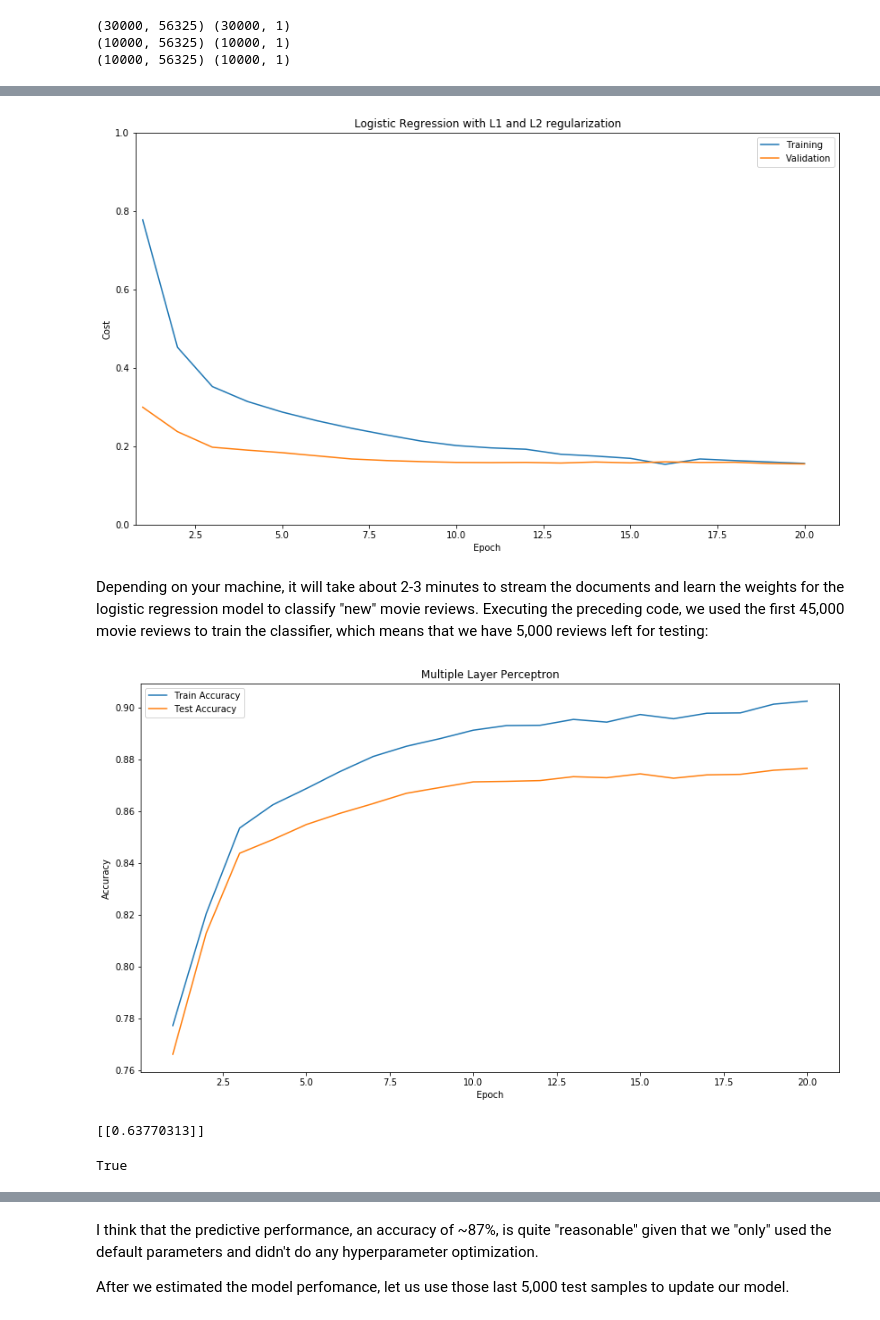
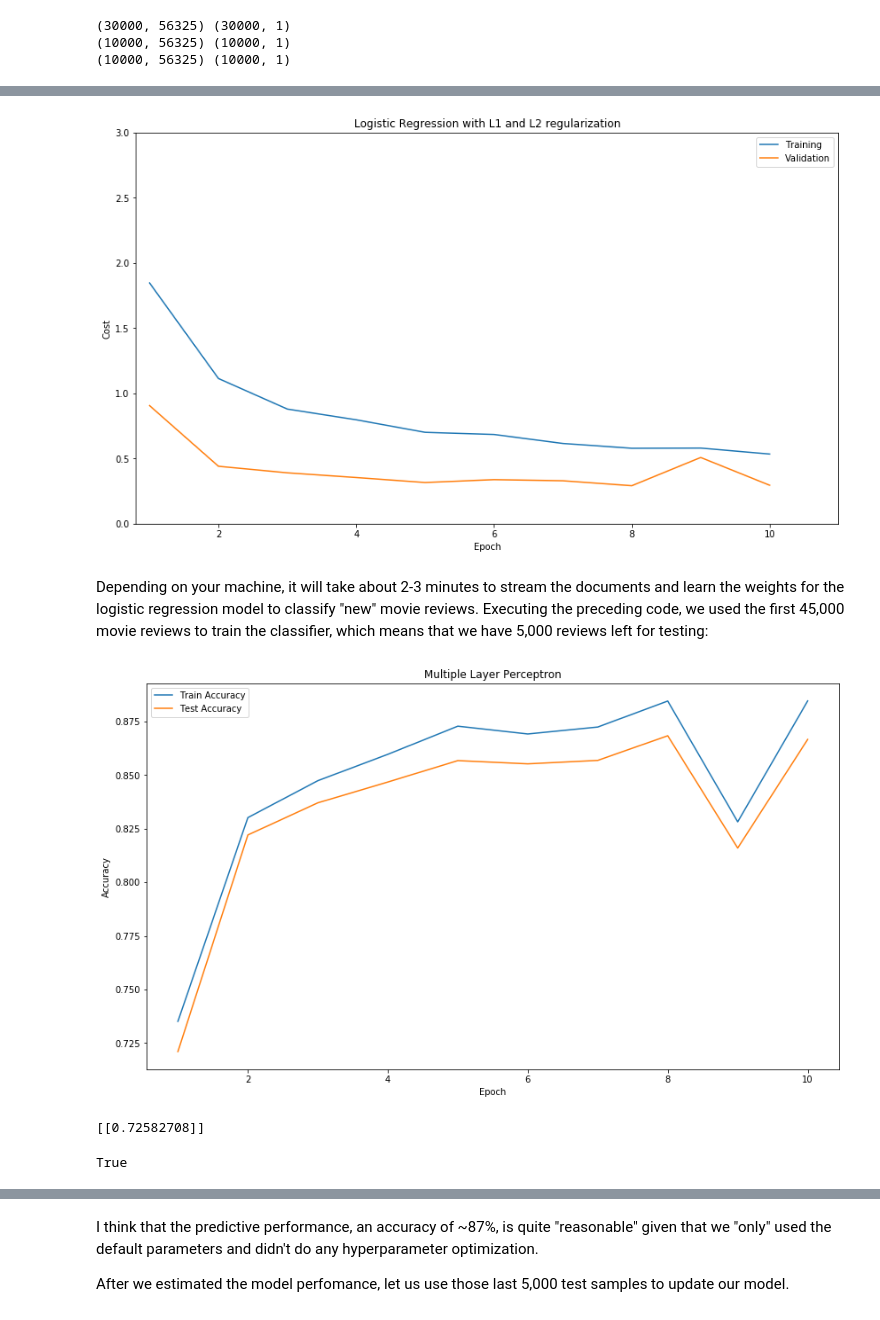
Before and after one commit to bsharma2/mlp-sentiment-analysis, a Jupyter notebook: NeuralNetworksSemana3.ipynb, the cells around one changed output, grey strips where cells are left out. Saved outputs shown, nothing was run; the diff lists cells and outputs as text; code cells hidden in the pictures.

```diff
--- a/NeuralNetworksSemana3.ipynb
+++ b/NeuralNetworksSemana3.ipynb
@@ -356,6 +356,20 @@ class log_regr:
         """
 
         return self.sigmoid(np.matmul(X, self.W) + self.b)
+
+    def predSentiment(self, X):
+        """
+            Given a X matrix as a input we return the prediction with threshold
+            for W and b.
+
+            Args:
+                X : Matrix of features vectors for each review
+
+            Returns:
+                Prediction with threshold
+        """
+
+        return self.sigmoid(np.matmul(X, self.W) + self.b)[0][0] > 0.5
 
     def acc(self, X, y):
         """
@@ -410,20 +424,20 @@ class log_regr:
 FEATURES = X_data_train.shape[1]
 W_ = np.random.normal(0, 0.001, (FEATURES,1))
 b_ = 0.0
-lr = 0.2
+lr = 0.15
 
-# lr = 0.2, l1,l2=1e-5, batch 1= 100, batch2 = 100, epoch=5 :: All Test Good!
-
+# lr = 0.18, l1,l2=1e-5, batch 1= 100, batch2 = 100, epoch=10 :: All Test Good!
+# lr = 0.15, l1,l2=1e-4, batch 1= 100, batch2 = 200, epoch=10 :: All Test Good!
 lambda1 = 1e-4
 lambda2 = 1e-4
 
 regr  = log_regr(W_, b_, lr, lambda1, lambda2)
 
 BATCH  = 100
-BATCH2 = 100
+BATCH2 = 200
 STEP   = 1
 fmt    = '{:3d} epoch : {:5.2f} docs/s, loss_train = {:5.4f}, loss_val = {:5.4f}, acc_train = {:4.3f}, acc_test = {:4.3f}'
-NEPOCH = 20
+NEPOCH = 10
 
 train_epoch     = []
 valid_epoch     = []
@@ -495,16 +502,16 @@ for i in range(NEPOCH):
 # %%
 import matplotlib.pyplot as plt
 
 ep = np.arange(1, NEPOCH + 1, 1)
 
 fig, ax = plt.subplots(figsize=(14, 8))
 l1 , l2   = ax.plot(ep, train_epoch, ep, valid_epoch)
 ax.set(xlabel='Epoch', ylabel='Cost', title='Logistic Regression with L1 and L2 regularization')
-ax.axis([0.8, NEPOCH + 1, 0.0, 1])
+ax.axis([0.8, NEPOCH + 1, 0.0, 3])
 plt.legend([l1, l2],["Training","Validation"])
 plt.show()
 # %% [output]
-[figure, old version]
+[figure, new version]
 # %% [markdown]
 Depending on your machine, it will take about 2-3 minutes to stream the documents and learn the weights for the logistic regression model to classify "new" movie reviews. Executing the preceding code, we used the first 45,000 movie reviews to train the classifier, which means that we have 5,000 reviews left for testing:
 # %%
@@ -516,16 +523,17 @@ ax.set(xlabel='Epoch', ylabel='Accuracy', title='Multiple Layer Perceptron')
 plt.legend([l3, l4],["Train Accuracy", "Test Accuracy"])
 plt.show()
 # %% [output]
-[figure, old version]
+[figure, new version]
 # %%
 #Exercise 3: compare  with your Neural Network
 
 example = ['I loved this movie']
 X = vec.transform(example)
+#regr.predSentiment(X)
 print(regr.pred(X))
 regr.pred(X)[0][0] > 0.5
 # %% [output]
-[[0.63770313]]
+[[0.72582708]]
 True
 # %%
 example = ['I hate this movie']
```
Also changed, not shown: parts of 5 cells of this notebook.
